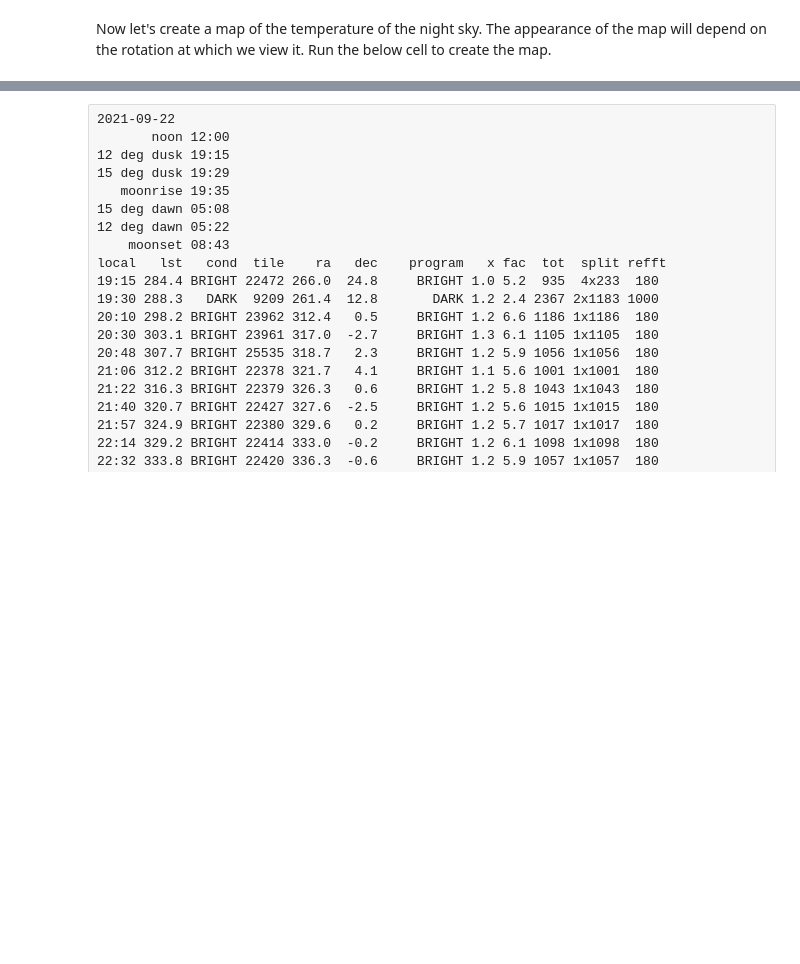
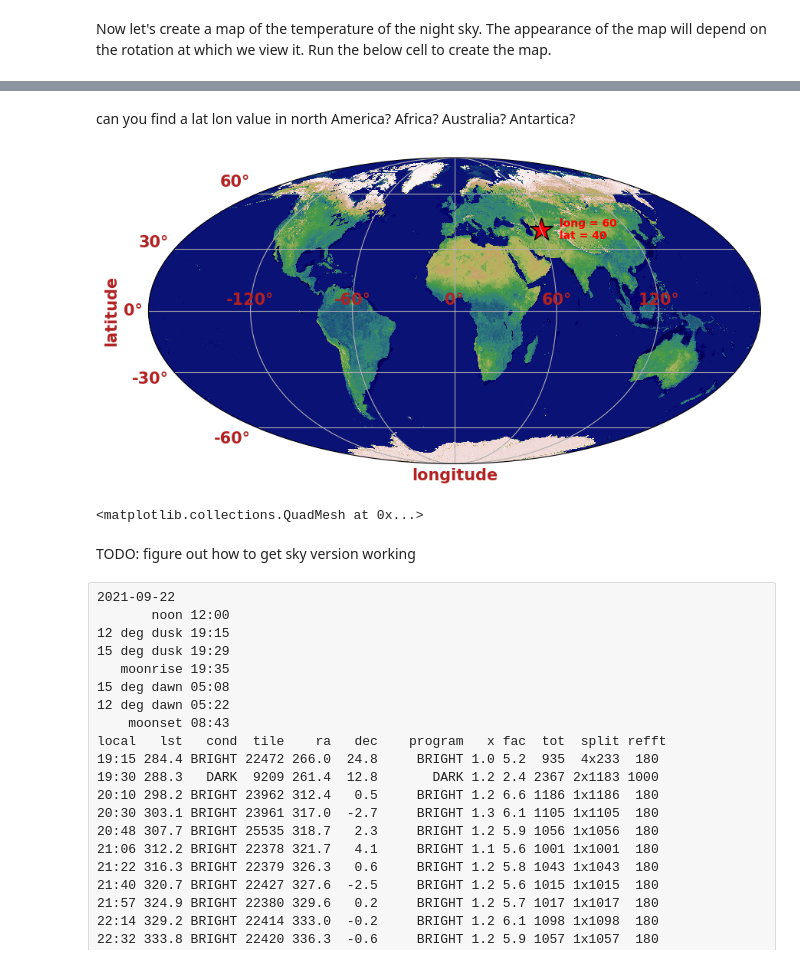
Before and after one commit to DESIHIGH/desihigh, a Jupyter notebook: notebooks/English/exercises/MappingTheEarth.ipynb, the cells around one changed output, grey strips where cells are left out. Cells and saved outputs as stored; diff of their text form; code cells hidden in the pictures; blank space fills up the shorter version.

```diff
--- a/notebooks/English/exercises/MappingTheEarth.ipynb
+++ b/notebooks/English/exercises/MappingTheEarth.ipynb
@@ -114,6 +112,45 @@ BaoBan is now south of the equator, so he has a negative latitude of -14 degrees
 Now BaoBan is back at the Prime Meridian, and his longitude has increased to 360 degrees. Since there are only 360 degrees in a circle, an angle of 360 degrees is equivalent to an angle of 0 degrees. So we can also say that Baoban has a longitude of 0 degrees.
 
 TODO: add some images of locaitons ot break up teh trvel, add a plotting excersize where ou can specify lon lat
+# %%
+earth_map = np.fromfile('../../../data/earth_map_healpix.BIN', dtype=np.float32)
+# %% [markdown]
+can you find a lat lon value in north America? Africa? Australia? Antartica?
+# %%
+longitude = 60
+latitude = 40
+
+hp.newvisufunc.projview(earth_map, cmap="gist_earth", flip="geo", cbar=None,
+                        graticule=True,
+                        graticule_labels=True,
+                        fontsize={'xlabel':15,'ylabel':15,'xtick_label':15,'ytick_label':15},
+                        custom_xtick_labels=["-120°", "-60°", "0°", "60°", "120°"]
+                       )
+
+plt.scatter(np.deg2rad([longitude]), np.deg2rad([latitude]), color='red', marker='*', s=500, edgecolors='black');
+plt.text(np.deg2rad([longitude+10]), np.deg2rad([latitude-5]), f'long = {longitude}\nlat = {latitude}',color='red', weight='bold');
+
+axis = plt.gca()
+
+axis.tick_params(colors='firebrick')
+axis.set_xlabel('longitude', color='firebrick', weight='bold')
+axis.set_ylabel('latitude', color='firebrick', weight='bold')
+for label in axis.get_xticklabels() + axis.get_yticklabels():
+    label.set_fontweight('bold')
+# %% [output]
+[figure, added]
+# %%
+rotation = 125
+hp.newvisufunc.projview(earth_map, cmap="gist_earth", flip="geo", cbar=None, rot=rotation,
+                        graticule=True,
+                        graticule_labels=True,
+                        fontsize={'xlabel':15,'ylabel':15,'xtick_label':15,'ytick_label':15},
+                        custom_xtick_labels=["-120°", "-60°", "0°", "60°", "120°"]
+                       )
+# %% [output]
+<matplotlib.collections.QuadMesh at 0x...>
+# %% [markdown]
+TODO: figure out how to get sky version working
 # %% [raw]
 2021-09-22
        noon 12:00
```
Also changed, not shown: parts of 2 cells of this notebook, 3 other files.
